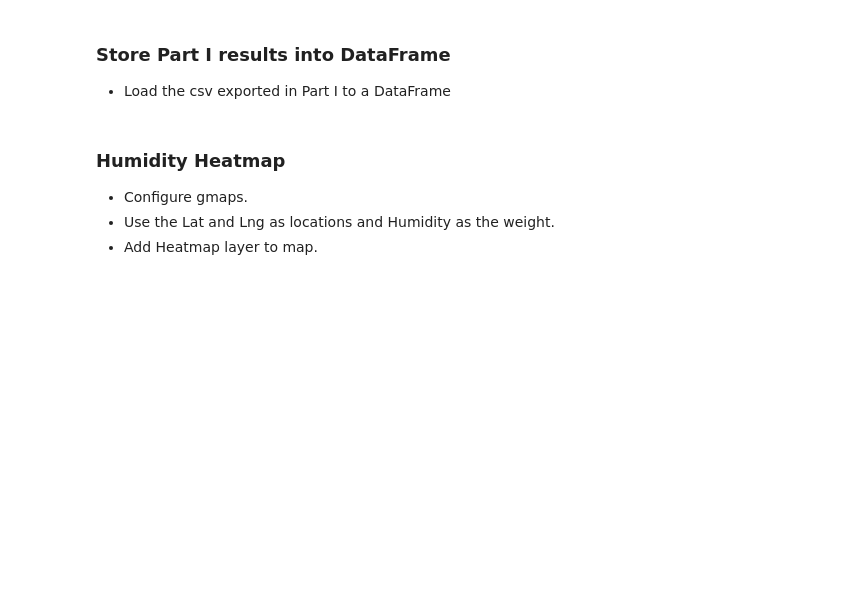
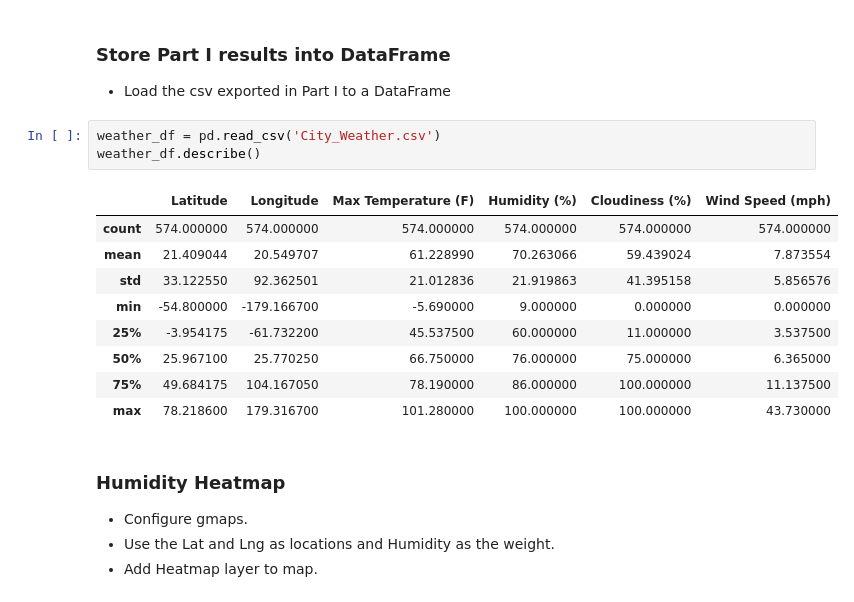
Before and after one commit to PatttyCakess/api_challenge, a Jupyter notebook: starter_code/VacationPy.ipynb, the cells around one changed output. Drawn from its saved outputs; the diff is of its cells as text; blank space fills up the shorter version.

```diff
--- a/starter_code/VacationPy.ipynb
+++ b/starter_code/VacationPy.ipynb
@@ -20,6 +20,19 @@ from api_keys import g_key
 # %% [markdown]
 ### Store Part I results into DataFrame
 * Load the csv exported in Part I to a DataFrame
+# %%
+weather_df = pd.read_csv('City_Weather.csv')
+weather_df.describe()
+# %% [output]
+|  | Latitude | Longitude | Max Temperature (F) | Humidity (%) | Cloudiness (%) | Wind Speed (mph) |
+| count | 574.000000 | 574.000000 | 574.000000 | 574.000000 | 574.000000 | 574.000000 |
+| mean | 21.409044 | 20.549707 | 61.228990 | 70.263066 | 59.439024 | 7.873554 |
+| std | 33.122550 | 92.362501 | 21.012836 | 21.919863 | 41.395158 | 5.856576 |
+| min | -54.800000 | -179.166700 | -5.690000 | 9.000000 | 0.000000 | 0.000000 |
+| 25% | -3.954175 | -61.732200 | 45.537500 | 60.000000 | 11.000000 | 3.537500 |
+| 50% | 25.967100 | 25.770250 | 66.750000 | 76.000000 | 75.000000 | 6.365000 |
+| 75% | 49.684175 | 104.167050 | 78.190000 | 86.000000 | 100.000000 | 11.137500 |
+| max | 78.218600 | 179.316700 | 101.280000 | 100.000000 | 100.000000 | 43.730000 |
 # %% [markdown]
 ### Humidity Heatmap
 * Configure gmaps.
```
Also changed, not shown: parts of 6 cells of this notebook, 2 other files.
